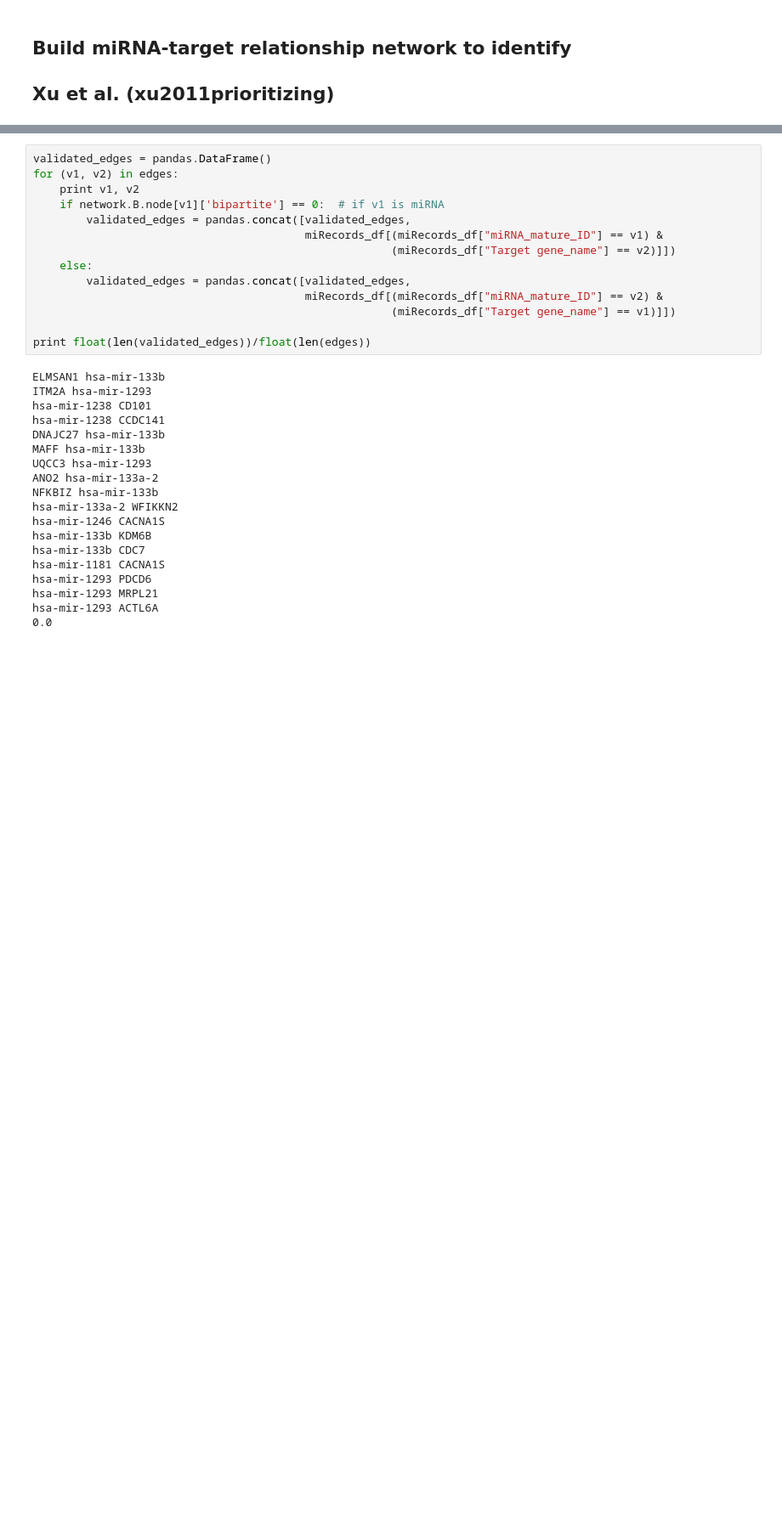
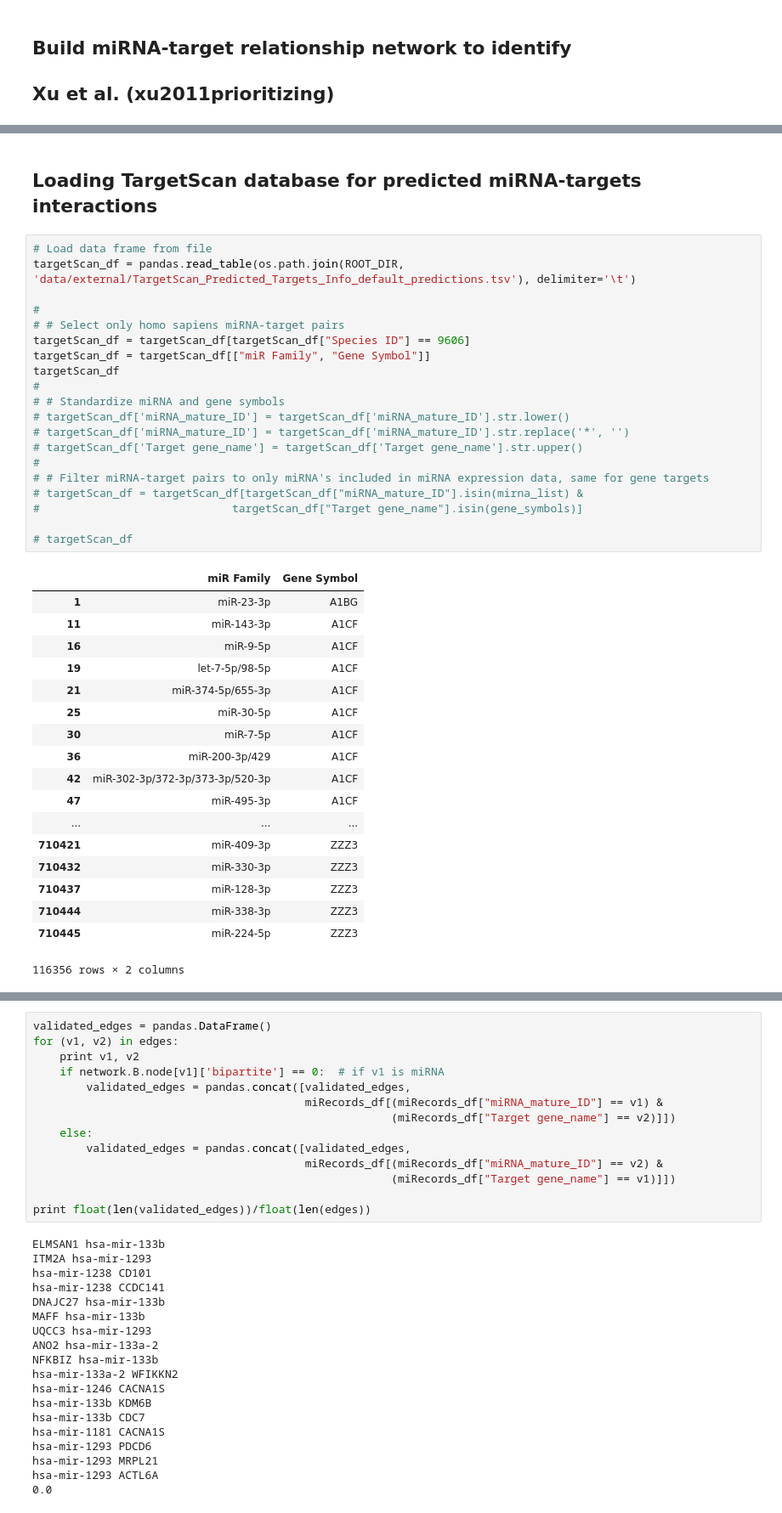
Before and after one commit to JonnyTran/microRNA-Lung-Cancer-Associations, a Jupyter notebook: notebooks/miRNA-gene_exp.ipynb, the cells around one changed output, grey strips where cells are left out. Shown at 85% size. Saved outputs shown, nothing was run; the diff lists cells and outputs as text; blank space fills up the shorter version.

Commit message:
Added TargetScan and about to add Tarbase

```diff
--- a/notebooks/miRNA-gene_exp.ipynb
+++ b/notebooks/miRNA-gene_exp.ipynb
@@ -268 +243,42 @@ edges 0
+# %% [markdown]
+## Loading TargetScan database for predicted miRNA-targets interactions
+# %%
+# Load data frame from file
+targetScan_df = pandas.read_table(os.path.join(ROOT_DIR, 'data/external/TargetScan_Predicted_Targets_Info_default_predictions.tsv'), delimiter='\t')
+
+#
+# # Select only homo sapiens miRNA-target pairs
+targetScan_df = targetScan_df[targetScan_df["Species ID"] == 9606]
+targetScan_df = targetScan_df[["miR Family", "Gene Symbol"]]
+targetScan_df
+#
+# # Standardize miRNA and gene symbols
+# targetScan_df['miRNA_mature_ID'] = targetScan_df['miRNA_mature_ID'].str.lower()
+# targetScan_df['miRNA_mature_ID'] = targetScan_df['miRNA_mature_ID'].str.replace('*', '')
+# targetScan_df['Target gene_name'] = targetScan_df['Target gene_name'].str.upper()
+#
+# # Filter miRNA-target pairs to only miRNA's included in miRNA expression data, same for gene targets
+# targetScan_df = targetScan_df[targetScan_df["miRNA_mature_ID"].isin(mirna_list) &
+#                             targetScan_df["Target gene_name"].isin(gene_symbols)]
+
+# targetScan_df
+# %% [output]
+|  | miR Family | Gene Symbol |
+| 1 | miR-23-3p | A1BG |
+| 11 | miR-143-3p | A1CF |
+| 16 | miR-9-5p | A1CF |
+| 19 | let-7-5p/98-5p | A1CF |
+| 21 | miR-374-5p/655-3p | A1CF |
+| 25 | miR-30-5p | A1CF |
+| 30 | miR-7-5p | A1CF |
+| 36 | miR-200-3p/429 | A1CF |
+| 42 | miR-302-3p/372-3p/373-3p/520-3p | A1CF |
+| 47 | miR-495-3p | A1CF |
+| ... | ... | ... |
+| 710421 | miR-409-3p | ZZZ3 |
+| 710432 | miR-330-3p | ZZZ3 |
+| 710437 | miR-128-3p | ZZZ3 |
+| 710444 | miR-338-3p | ZZZ3 |
+| 710445 | miR-224-5p | ZZZ3 |
+116356 rows × 2 columns
 # %% [markdown]
```
Also changed, not shown: parts of 5 cells of this notebook.
